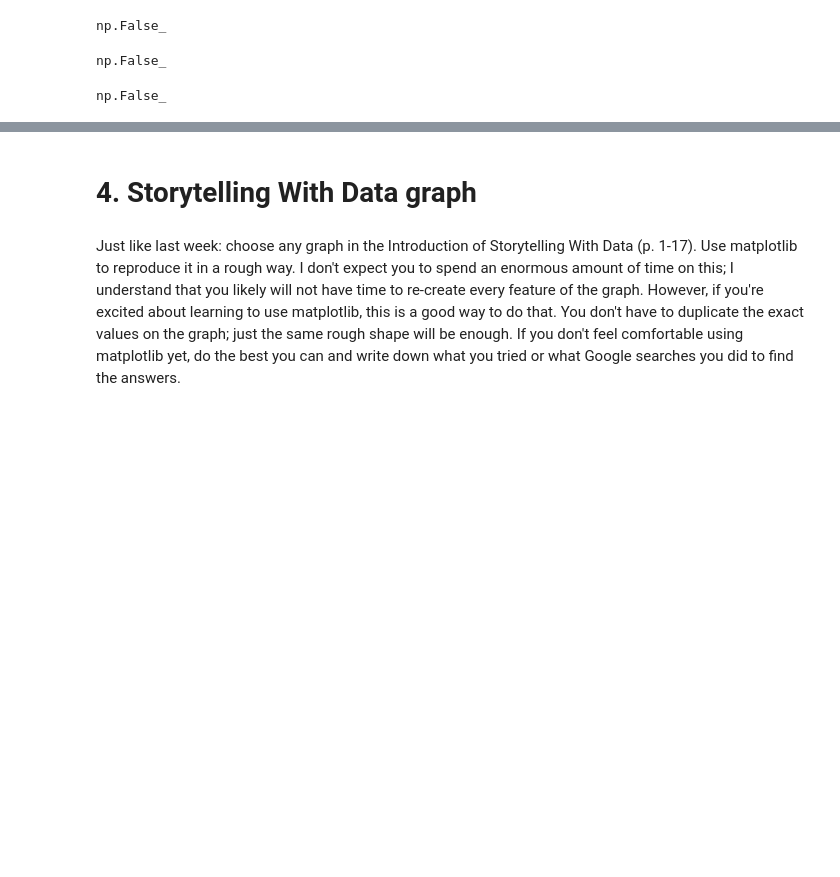
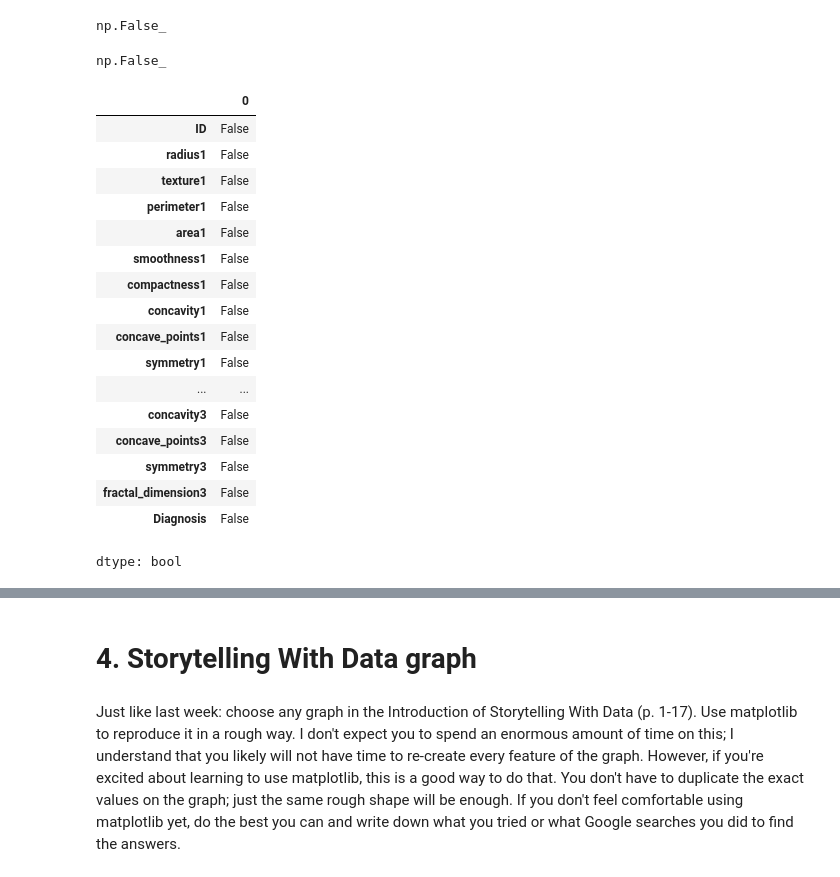
Before and after one commit to Jbaner/Module-B-semester-2, a Jupyter notebook: Week2.ipynb, the cells around one changed output, grey strips where cells are left out. Saved outputs shown, nothing was run; the diff lists cells and outputs as text; code cells hidden in the pictures; blank space fills up the shorter version.

```diff
--- a/Week2.ipynb
+++ b/Week2.ipynb
@@ -168,8 +170,27 @@ np.False_
 # %%
 #Check whether there are any null values in the DataFrame
 df_BreastCancer.isna().any().any()
 #No null values are found
+
+df_BreastCancer.isna().any()
 # %% [output]
+|  | 0 |
+| ID | False |
+| radius1 | False |
+| texture1 | False |
+| perimeter1 | False |
+| area1 | False |
+| smoothness1 | False |
+| compactness1 | False |
+| concavity1 | False |
+| concave_points1 | False |
+| symmetry1 | False |
+| ... | ... |
+| concavity3 | False |
+| concave_points3 | False |
+| symmetry3 | False |
+| fractal_dimension3 | False |
+| Diagnosis | False |
-np.False_
+dtype: bool
 # %%
  #mean, median, and mode of each column
```
Also changed, not shown: parts of 6 cells of this notebook.
